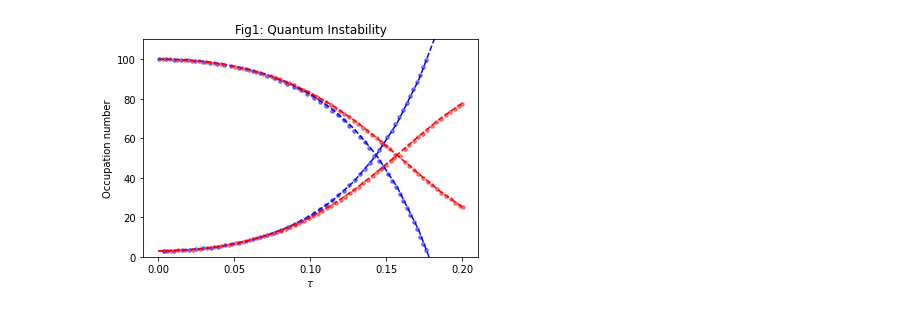
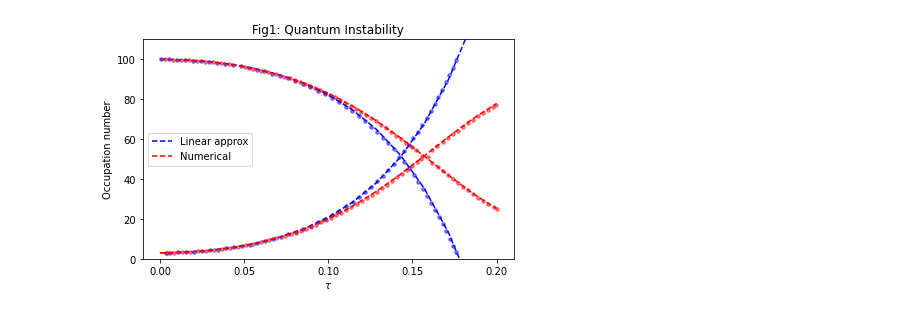
Before and after one commit to RePlasma/PhysRevA.107.062204, a Jupyter notebook: PhysRevA.107.062204.ipynb, the cells around one changed output. Drawn from its saved outputs; the diff is of its cells as text; code cells hidden in the pictures.

Commit message:
update plot colors

```diff
--- a/PhysRevA.107.062204.ipynb
+++ b/PhysRevA.107.062204.ipynb
@@ -79,7 +84,7 @@ def eq51(tau):
     return BQ/gQ**2 + C1*exp(gQ*tau) - (BQ/gQ**2 + C1)*exp(-gQ*tau)
 taulst = np.linspace(0,0.2,15)
 plt.plot(taulst, n3i-eq51(taulst), 'b--')
-plt.plot(taulst, n1i+eq51(taulst), 'b--')
+plt.plot(taulst, n1i+eq51(taulst), 'b--', label='Linear approx')
 
 
 ### numerical solution to the Hamiltonian system
@@ -87,33 +92,36 @@ s2 = n1i + n3i
 s3 = n1i + n2i
 H = hij(s2,s3) # Hamiltonian fixed for (s2,s3)
 #
 psi0 = np.zeros(s2+1) # initial state
-#psi0[n3i] = 1
+#psi0[n3i] = 1 # this would give a "Dirac delta" initial distribution
 # build initial state as described in eq 43
 for i in range(s2+1):
     psi0[i] = eps**(np.abs(i-n3i))
 # normalize initial state
 psi0 = psi0 / np.sqrt(np.sum( np.abs(psi0)**2 ))
 # build unitary
 n1avg = np.zeros(len(taulst))
 for i in range(len(taulst)):
     tau = taulst[i]
     # unitary
     U = expm(-1j*H*tau)
     # evolved state
     psi = np.matmul(U,psi0)
     # state amplitude index list
     jlst = np.arange(0,s2+1,1)
     # save occupation number
     n1avg[i] = np.sum( np.abs(psi)**2 * (s2-jlst) )
 plt.plot(taulst, n1avg, 'r--')
-plt.plot(taulst, n3i+(n1i-n1avg), 'r--')
+plt.plot(taulst, n3i+(n1i-n1avg), 'r--', label='Numerical')
 
 plt.xticks([0,0.05,0.1,0.15,0.2])
 plt.ylim([0,110])
 plt.xlabel(r'$\tau$')
 plt.ylabel(r'Occupation number')
 plt.title(r'Fig1: Quantum Instability')
+plt.legend()
+plt.tight_layout()
+#plt.savefig('fig1.pdf')
 plt.show()
 # %% [output]
-[figure, old version]
+[figure, new version]
```
Also changed, not shown: parts of 10 cells of this notebook.
